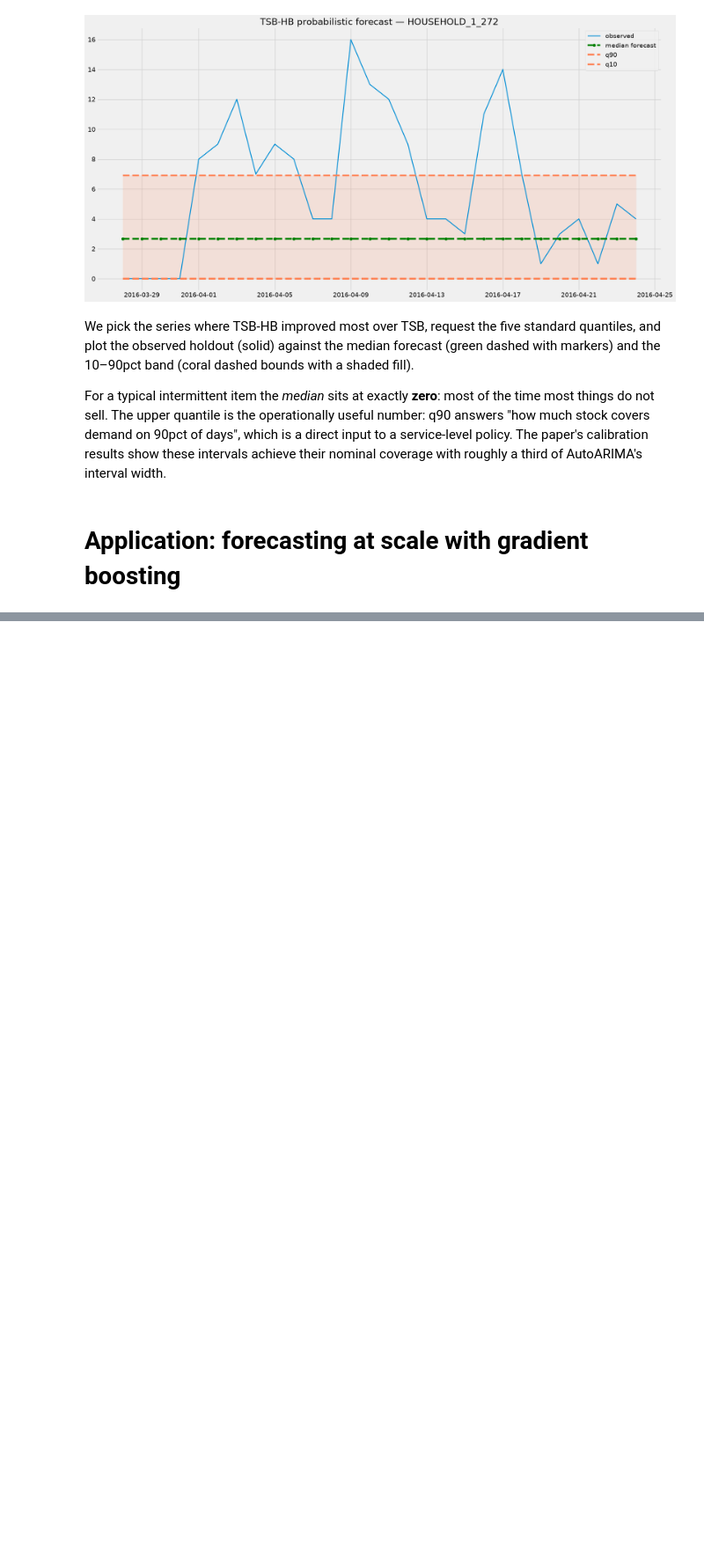
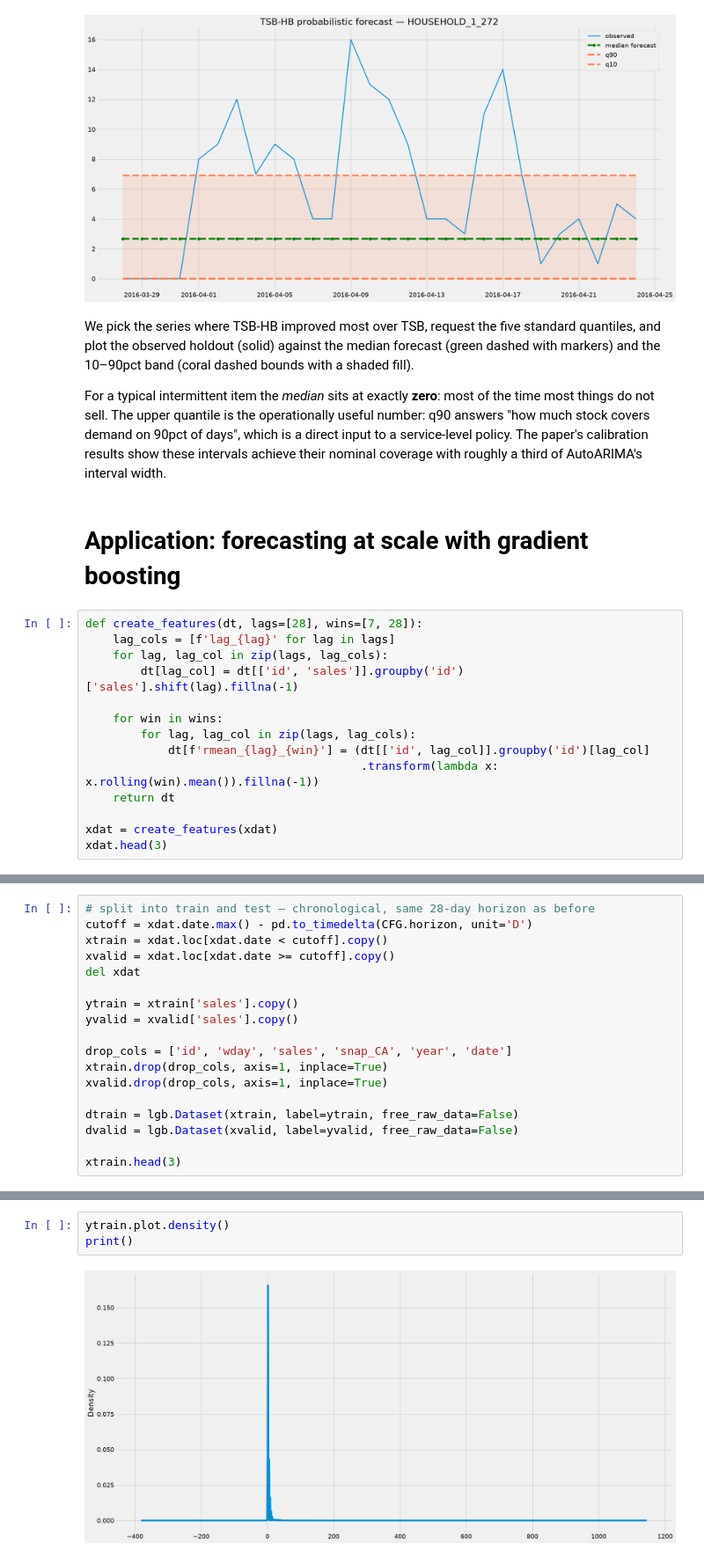
Before and after one commit to tng-konrad/time-series-with-Konrad, a Jupyter notebook: addendum-sales-and-demand-forecasting.ipynb, the cells around one changed output, grey strips where cells are left out. Shown at 88% size. Cells and saved outputs as stored; diff of their text form; blank space fills up the shorter version.

```diff
--- a/addendum-sales-and-demand-forecasting.ipynb
+++ b/addendum-sales-and-demand-forecasting.ipynb
@@ -711,3 +711,17 @@ We pick the series where TSB-HB improved most over TSB, request the five standar
 For a typical intermittent item the *median* sits at exactly **zero**: most of the time most things do not sell. The upper quantile is the operationally useful number: q90 answers "how much stock covers demand on 90pct of days", which is a direct input to a service-level policy. The paper's calibration results show these intervals achieve their nominal coverage with roughly a third of AutoARIMA's interval width.
 # %% [markdown]
 # Application: forecasting at scale with gradient boosting
+# %%
+def create_features(dt, lags=[28], wins=[7, 28]):
+    lag_cols = [f'lag_{lag}' for lag in lags]
+    for lag, lag_col in zip(lags, lag_cols):
+        dt[lag_col] = dt[['id', 'sales']].groupby('id')['sales'].shift(lag).fillna(-1)
+
+    for win in wins:
+        for lag, lag_col in zip(lags, lag_cols):
+            dt[f'rmean_{lag}_{win}'] = (dt[['id', lag_col]].groupby('id')[lag_col]
+                                        .transform(lambda x: x.rolling(win).mean()).fillna(-1))
+    return dt
+
+xdat = create_features(xdat)
+xdat.head(3)
@@ -713,0 +775,18 @@ For a typical intermittent item the *median* sits at exactly **zero**: most of t
+# %%
+# split into train and test — chronological, same 28-day horizon as before
+cutoff = xdat.date.max() - pd.to_timedelta(CFG.horizon, unit='D')
+xtrain = xdat.loc[xdat.date < cutoff].copy()
+xvalid = xdat.loc[xdat.date >= cutoff].copy()
+del xdat
+
+ytrain = xtrain['sales'].copy()
+yvalid = xvalid['sales'].copy()
+
+drop_cols = ['id', 'wday', 'sales', 'snap_CA', 'year', 'date']
+xtrain.drop(drop_cols, axis=1, inplace=True)
+xvalid.drop(drop_cols, axis=1, inplace=True)
+
+dtrain = lgb.Dataset(xtrain, label=ytrain, free_raw_data=False)
+dvalid = lgb.Dataset(xvalid, label=yvalid, free_raw_data=False)
+
+xtrain.head(3)
@@ -713,0 +802,5 @@ For a typical intermittent item the *median* sits at exactly **zero**: most of t
+# %%
+ytrain.plot.density()
+print()
+# %% [output]
+[figure, added]
```
Also changed, not shown: parts of 12 cells of this notebook.
